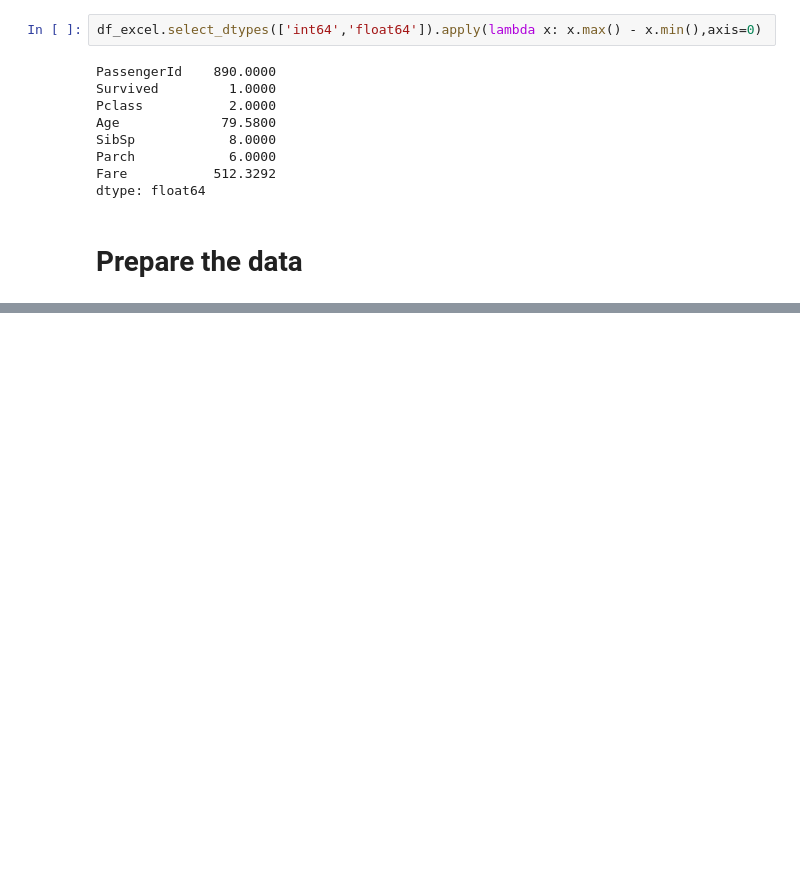
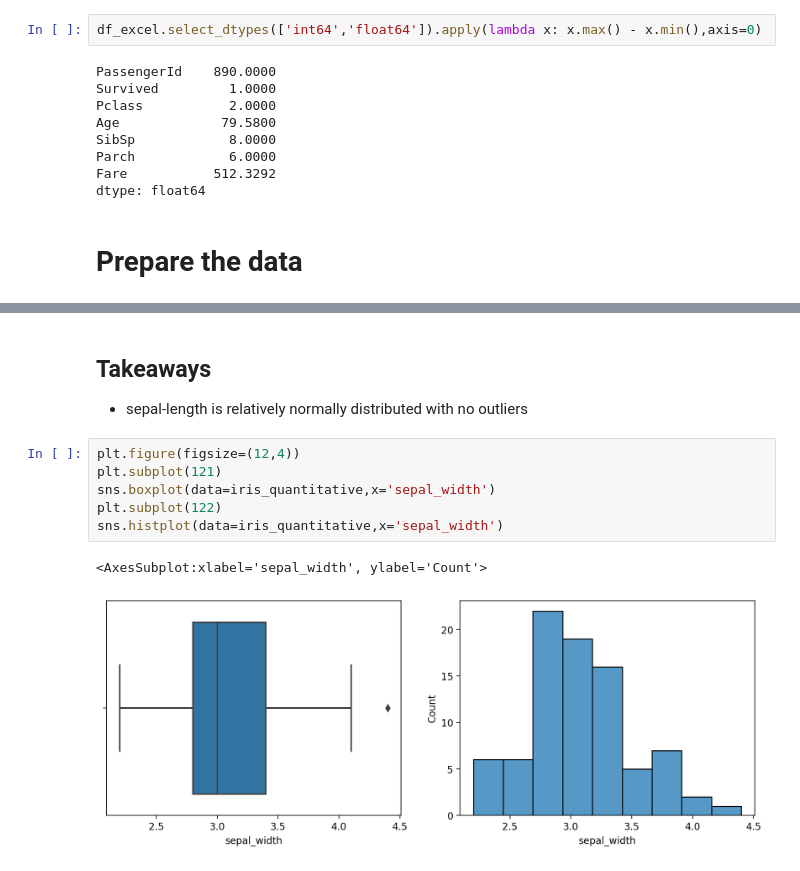
Before and after one commit to Is0metry/classification-exercises, a Jupyter notebook: classification_exercises.ipynb, the cells around one changed output, grey strips where cells are left out. Drawn from its saved outputs; the diff is of its cells as text; blank space fills up the shorter version.

```diff
--- a/classification_exercises.ipynb
+++ b/classification_exercises.ipynb
@@ -241,0 +219,12 @@ Continue in your `classification_exercises.ipynb` notebook. As always, add, comm
+# %% [markdown]
+## Takeaways
+- sepal-length is relatively normally distributed with no outliers
+# %%
+plt.figure(figsize=(12,4))
+plt.subplot(121)
+sns.boxplot(data=iris_quantitative,x='sepal_width')
+plt.subplot(122)
+sns.histplot(data=iris_quantitative,x='sepal_width')
+# %% [output]
+<AxesSubplot:xlabel='sepal_width', ylabel='Count'>
+[figure, added]
```
Also changed, not shown: parts of 34 cells of this notebook, 1 other file.
